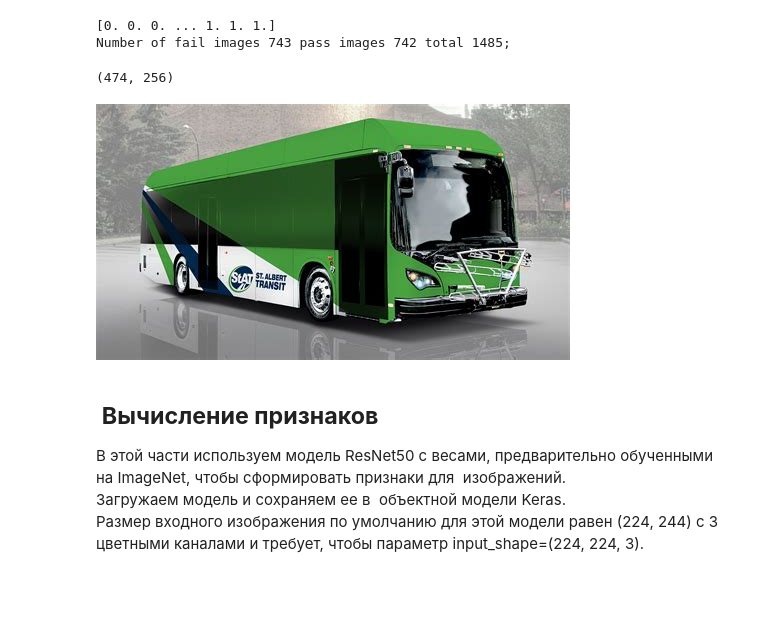
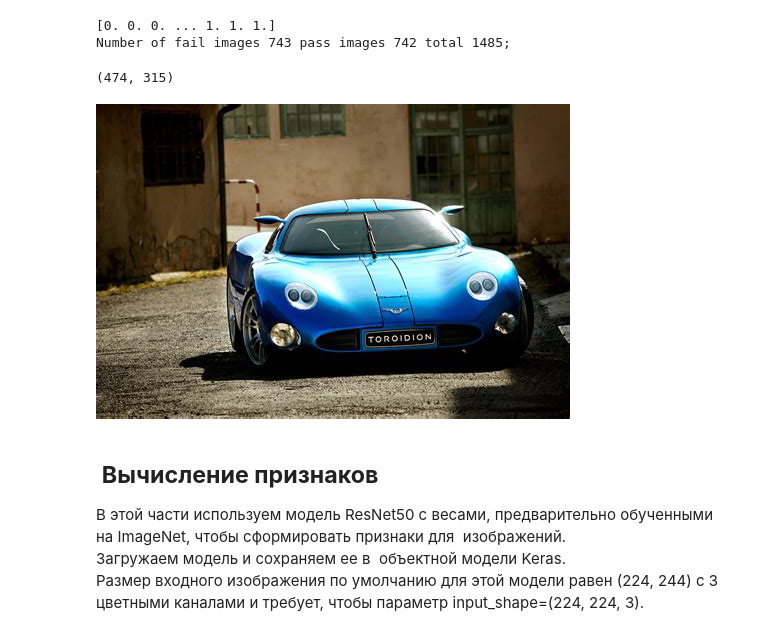
Before and after one commit to MaxKhlupnov/ImageClassificationML, a Jupyter notebook: ML/model-building.ipynb, the cells around one changed output. Saved outputs shown, nothing was run; the diff lists cells and outputs as text; code cells hidden in the pictures; blank space fills up the shorter version.

```diff
--- a/ML/model-building.ipynb
+++ b/ML/model-building.ipynb
@@ -75,12 +75,13 @@ print ('Number of fail images {0} pass images {1} total {2};'.format(len(fail_fi
 [0. 0. 0. ... 1. 1. 1.]
 Number of fail images 743 pass images 742 total 1485;
 # %%
-pil_image = from_s3('smarthive',image_paths[20])
+#!L
+pil_image = from_s3('smarthive',image_paths[980])
 print(pil_image.size)
 pil_image
 # %% [output]
-(474, 256)
+(474, 315)
-[figure, old version]
+[figure, new version]
 # %% [markdown]
 ##  **Вычисление признаков**
 
```
Also changed, not shown: parts of 18 cells of this notebook, 1 other file.
